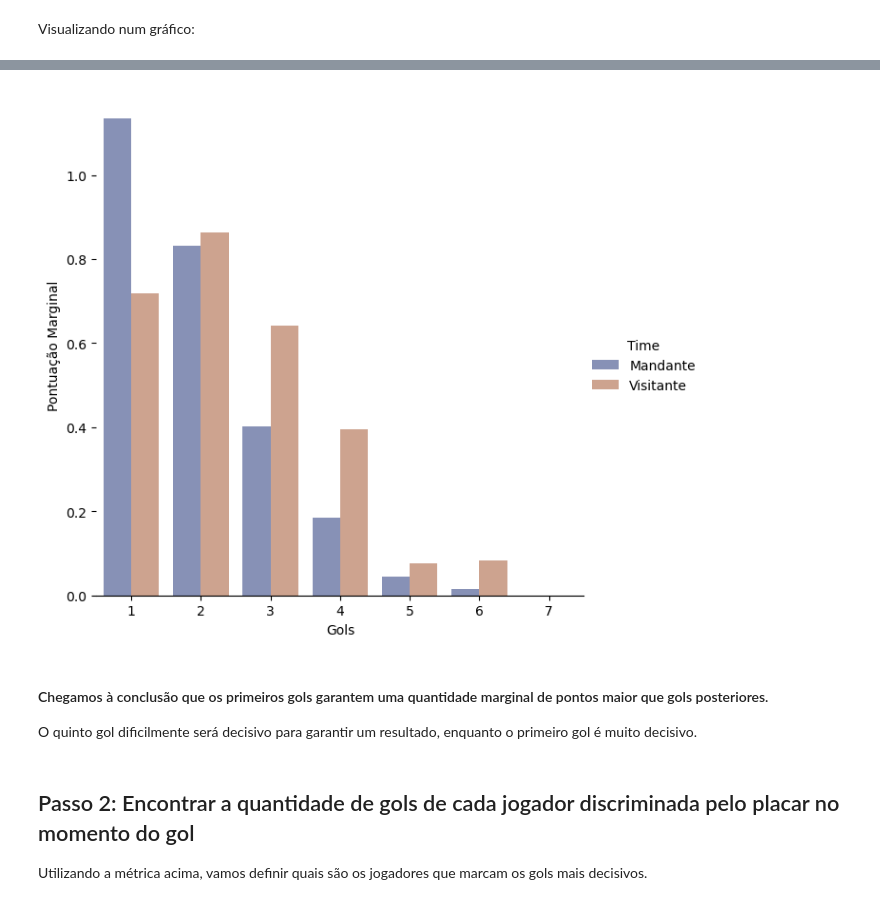
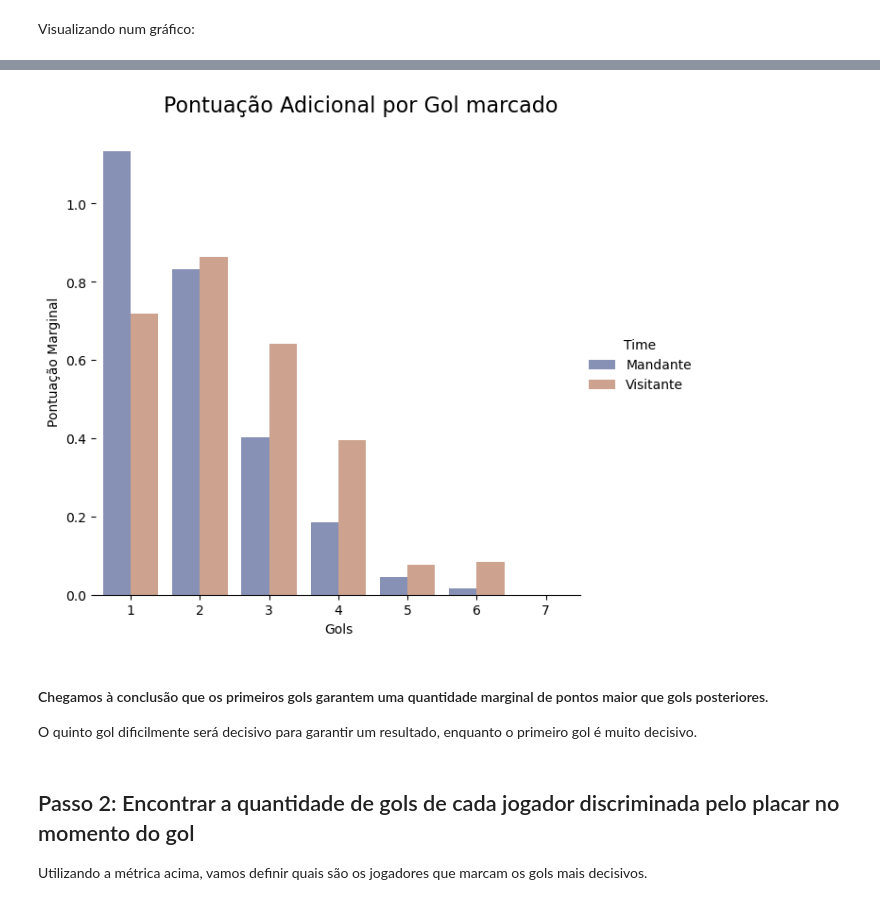
Before and after one commit to rosakavalco/Brasileirao_Dataset, a Jupyter notebook: Analise_Nova/Estudo Pontuação por Jogador.ipynb, the cells around one changed output, grey strips where cells are left out. Cells and saved outputs as stored; diff of their text form; code cells hidden in the pictures.

```diff
--- a/Analise_Nova/Estudo Pontuação por Jogador.ipynb
+++ b/Analise_Nova/Estudo Pontuação por Jogador.ipynb
@@ -137,21 +140,23 @@ g.set_axis_labels("Gols", "Pontuação Esperada");
 # %%
 g = sns.catplot(
     data=df_pontuacao[df_pontuacao['Gols_Marcados'] != 0],
     kind="bar",
     x="Gols_Marcados",
     y="Pontuacao_Marginal",
     hue="Time",
     palette="dark",
     alpha=.5,
     height=6
 )
 g.despine(left=True)
+g.fig.suptitle("Pontuação Adicional por Gol marcado", fontsize=16)
+g.fig.subplots_adjust(top=0.92)
 g.set_axis_labels("Gols", "Pontuação Marginal");
 # %% [output]
-[figure, old version]
+[figure, new version]
-# %% [markdown]
-#### Chegamos à conclusão que os primeiros gols garantem uma quantidade marginal de pontos maior que gols posteriores.
-O quinto gol dificilmente será decisivo para garantir um resultado, enquanto o primeiro gol é muito decisivo.
+# %% [markdown]
+#### Chegamos à conclusão que os primeiros gols garantem uma quantidade marginal de pontos maior que gols posteriores.
+O quinto gol dificilmente será decisivo para garantir um resultado, enquanto o primeiro gol é muito decisivo.
 # %% [markdown]
 ## Passo 2: Encontrar a quantidade de gols de cada jogador discriminada pelo placar no momento do gol
 Utilizando a métrica acima, vamos definir quais são os jogadores que marcam os gols mais decisivos.
```
Also changed, not shown: parts of 9 cells of this notebook.
